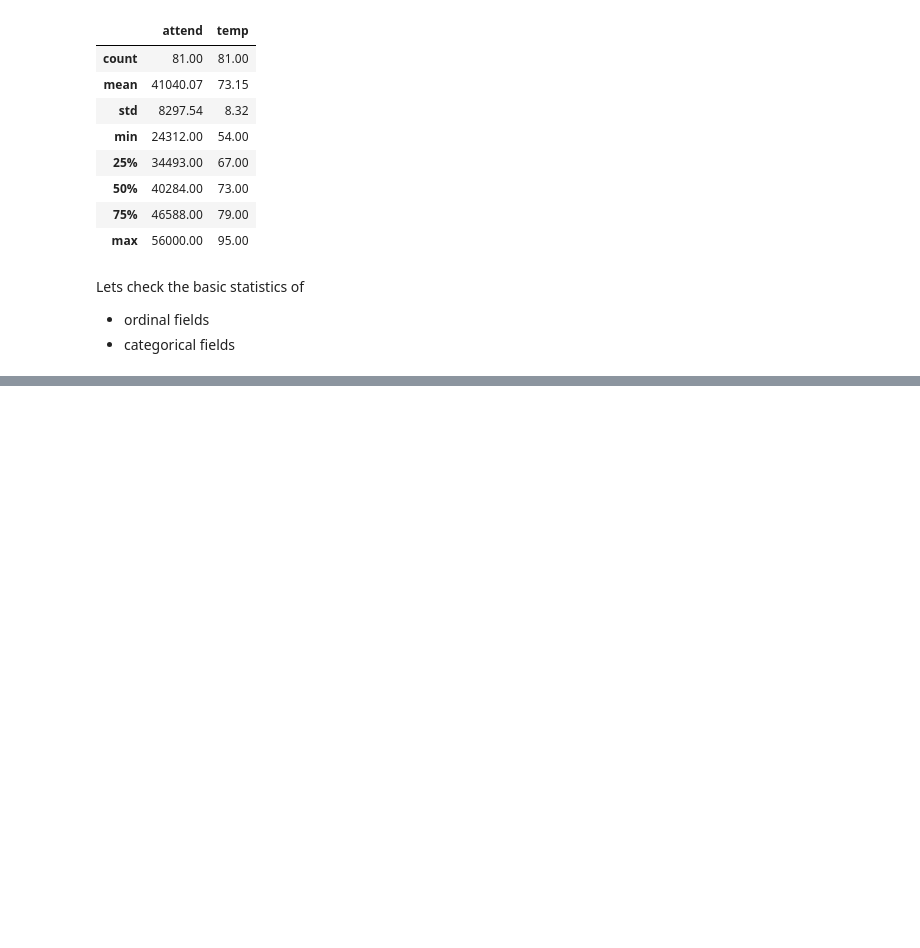
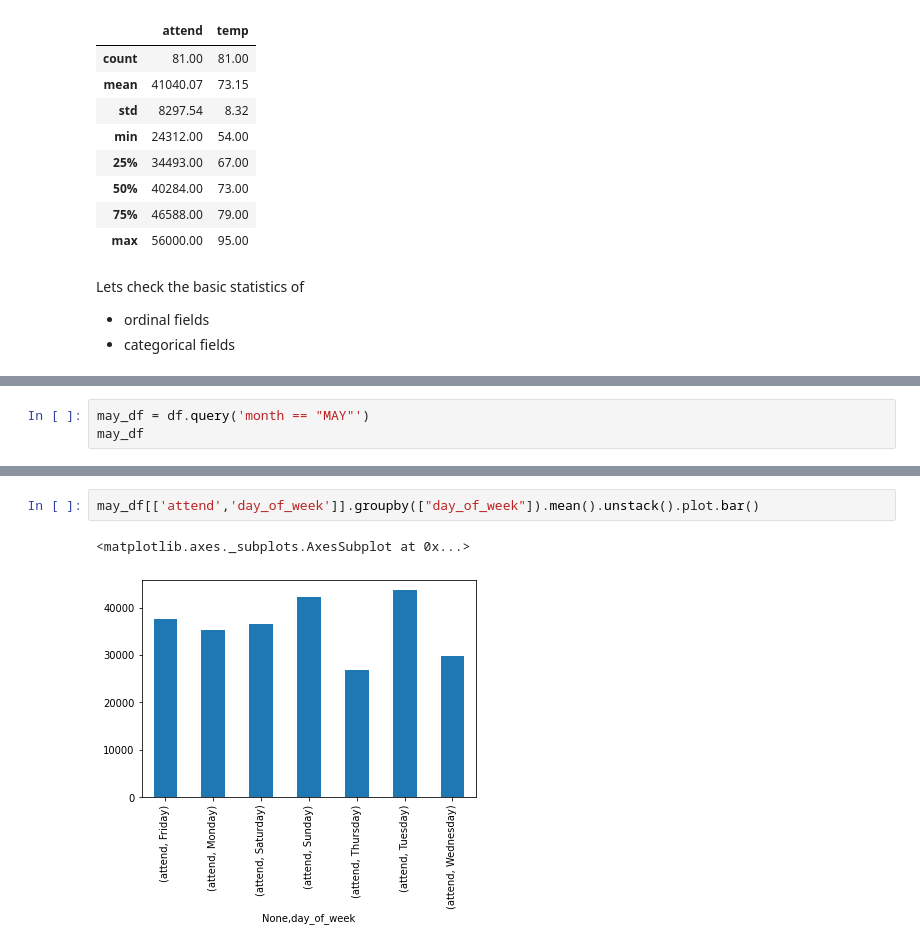
Before and after one commit to ninadcpa/DSC630, a Jupyter notebook: Week3_Assignment.ipynb, the cells around one changed output, grey strips where cells are left out. Cells and saved outputs as stored; diff of their text form; blank space fills up the shorter version.

```diff
--- a/Week3_Assignment.ipynb
+++ b/Week3_Assignment.ipynb
@@ -162,0 +214,3 @@ sns.histplot(data=df, x="temp", color="red", label="Temperature on the day of Ga
+# %%
+may_df = df.query('month == "MAY"')
+may_df
@@ -162,0 +241,5 @@ sns.histplot(data=df, x="temp", color="red", label="Temperature on the day of Ga
+# %%
+may_df[['attend','day_of_week']].groupby(["day_of_week"]).mean().unstack().plot.bar()
+# %% [output]
+<matplotlib.axes._subplots.AxesSubplot at 0x...>
+[figure, added]
```
Also changed, not shown: parts of 19 cells of this notebook.
